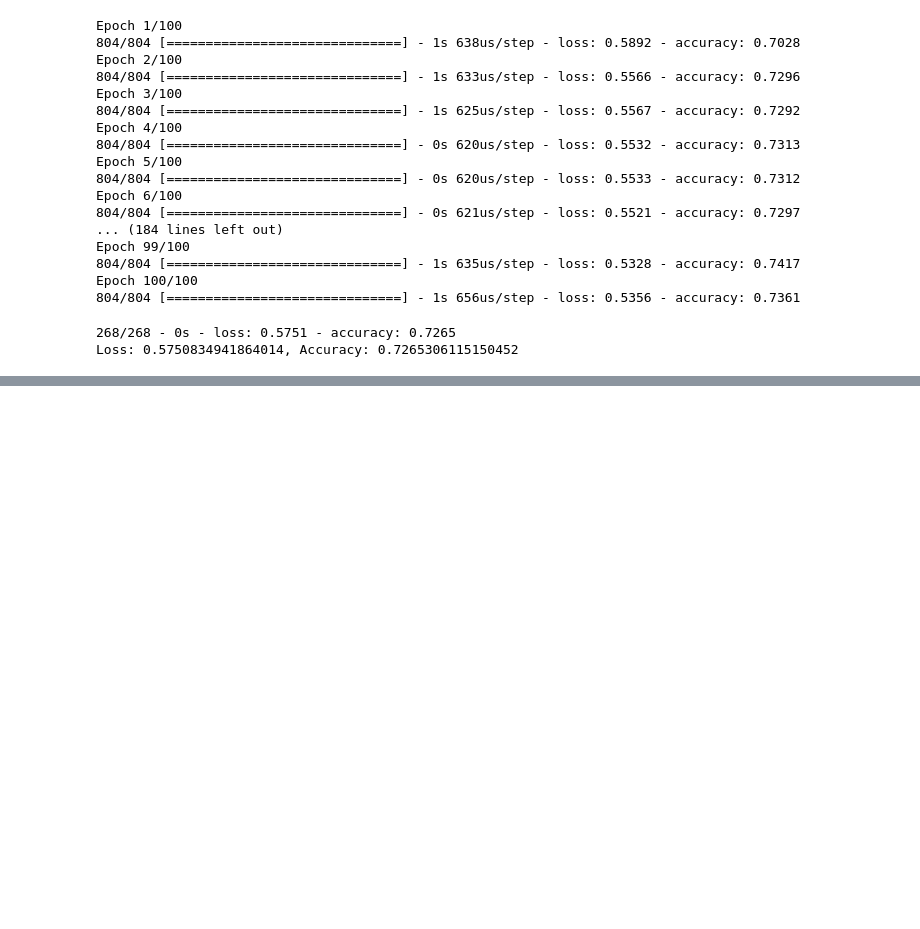
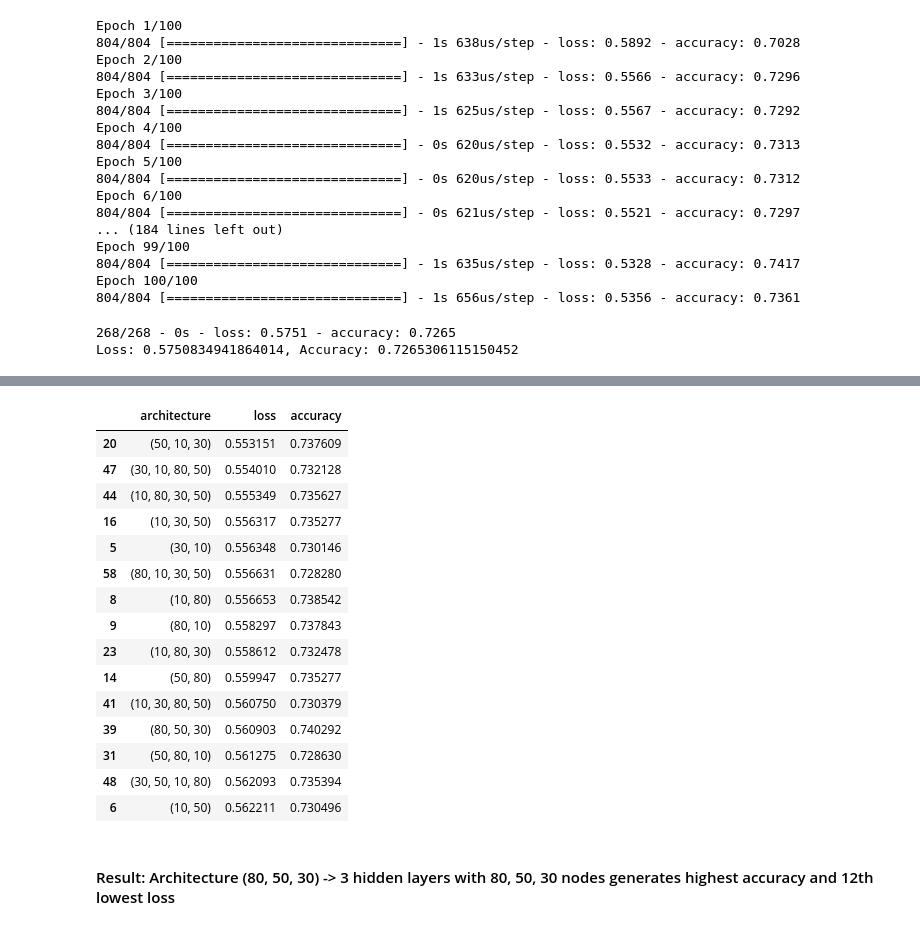
Before and after one commit to jsheppard95/Neural_Network_Charity_Analysis, a Jupyter notebook: AlphabetSoupCharity.ipynb, the cells around one changed output, grey strips where cells are left out. Drawn from its saved outputs; the diff is of its cells as text; code cells hidden in the pictures; blank space fills up the shorter version.

Commit message:
ENH: systematic optimazation of epochs and architecture

```diff
--- a/AlphabetSoupCharity.ipynb
+++ b/AlphabetSoupCharity.ipynb
@@ -645,0 +749,6 @@ Loss: 0.5750834941864014, Accuracy: 0.7265306115150452
+# %%
+training_epochs = [50, 100, 200, 300]
+results = []
+for te in training_epochs:
+    result = build_train_test(epochs=te)
+    results.append(result)
@@ -645,0 +796,9 @@ Loss: 0.5750834941864014, Accuracy: 0.7265306115150452
+# %%
+import itertools
+architectures = []
+n_node_options = [10, 30, 50, 80]
+for l in range(1, len(n_node_options) + 1):
+    for subset in itertools.combinations(n_node_options, l):
+        subset_perms = list(itertools.permutations(subset))
+        for architecture in subset_perms:
+            architectures.append(architecture)
@@ -645,0 +809,5 @@ Loss: 0.5750834941864014, Accuracy: 0.7265306115150452
+# %%
+results = []
+for arch in architectures:
+    result = build_train_test(architecture=arch)
+    results.append(result)
@@ -645,0 +845,10 @@ Loss: 0.5750834941864014, Accuracy: 0.7265306115150452
+# %%
+# Add results to dataframe for easier sorting
+arch_loss = []
+arch_acc = []
+for result in results:
+    arch_loss.append(result[0])
+    arch_acc.append(result[1])
+
+arch_results_df = pd.DataFrame({"architecture": architectures, "loss": arch_loss, "accuracy": arch_acc})
+arch_results_df.head()
@@ -645,0 +872,22 @@ Loss: 0.5750834941864014, Accuracy: 0.7265306115150452
+# %%
+# Architectures with lowest loss
+arch_results_df.sort_values("loss").head(15)
+# %% [output]
+|  | architecture | loss | accuracy |
+| 20 | (50, 10, 30) | 0.553151 | 0.737609 |
+| 47 | (30, 10, 80, 50) | 0.554010 | 0.732128 |
+| 44 | (10, 80, 30, 50) | 0.555349 | 0.735627 |
+| 16 | (10, 30, 50) | 0.556317 | 0.735277 |
+| 5 | (30, 10) | 0.556348 | 0.730146 |
+| 58 | (80, 10, 30, 50) | 0.556631 | 0.728280 |
+| 8 | (10, 80) | 0.556653 | 0.738542 |
+| 9 | (80, 10) | 0.558297 | 0.737843 |
+| 23 | (10, 80, 30) | 0.558612 | 0.732478 |
+| 14 | (50, 80) | 0.559947 | 0.735277 |
+| 41 | (10, 30, 80, 50) | 0.560750 | 0.730379 |
+| 39 | (80, 50, 30) | 0.560903 | 0.740292 |
+| 31 | (50, 80, 10) | 0.561275 | 0.728630 |
+| 48 | (30, 50, 10, 80) | 0.562093 | 0.735394 |
+| 6 | (10, 50) | 0.562211 | 0.730496 |
+# %% [markdown]
+#### Result: Architecture (80, 50, 30) -> 3 hidden layers with 80, 50, 30 nodes generates highest accuracy and 12th lowest loss
```
Also changed, not shown: parts of 15 cells of this notebook.
